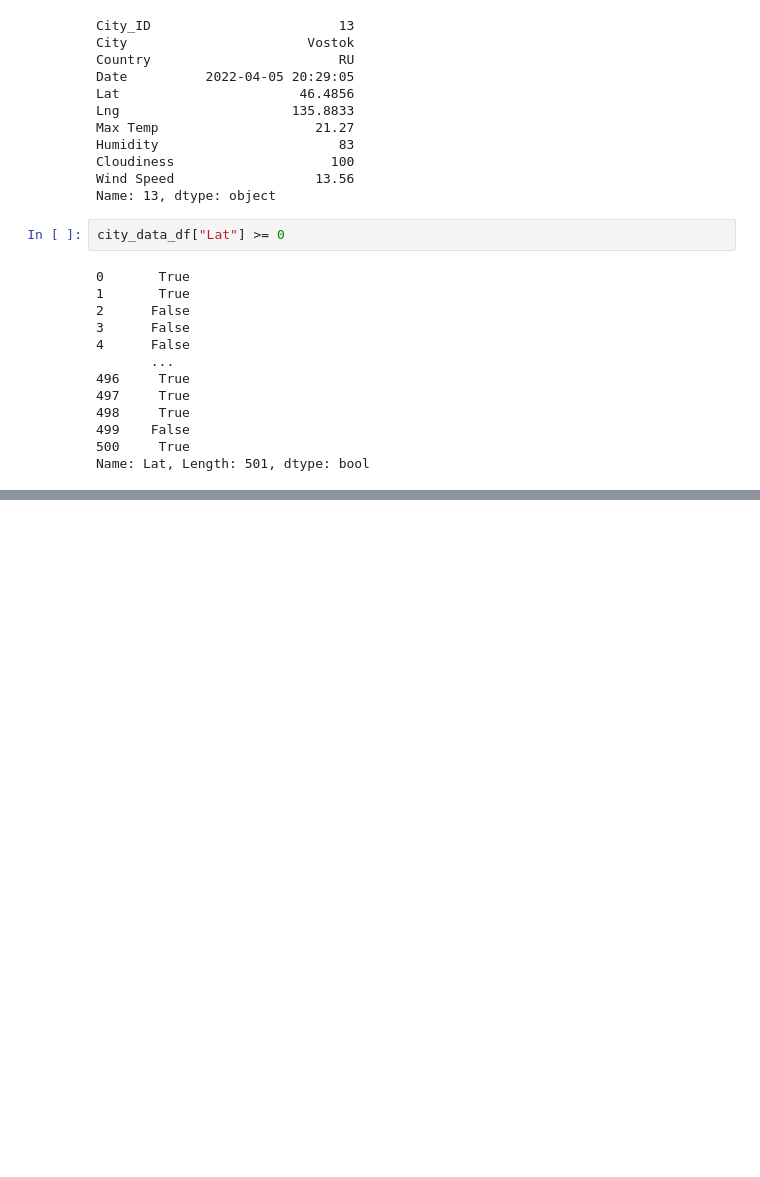
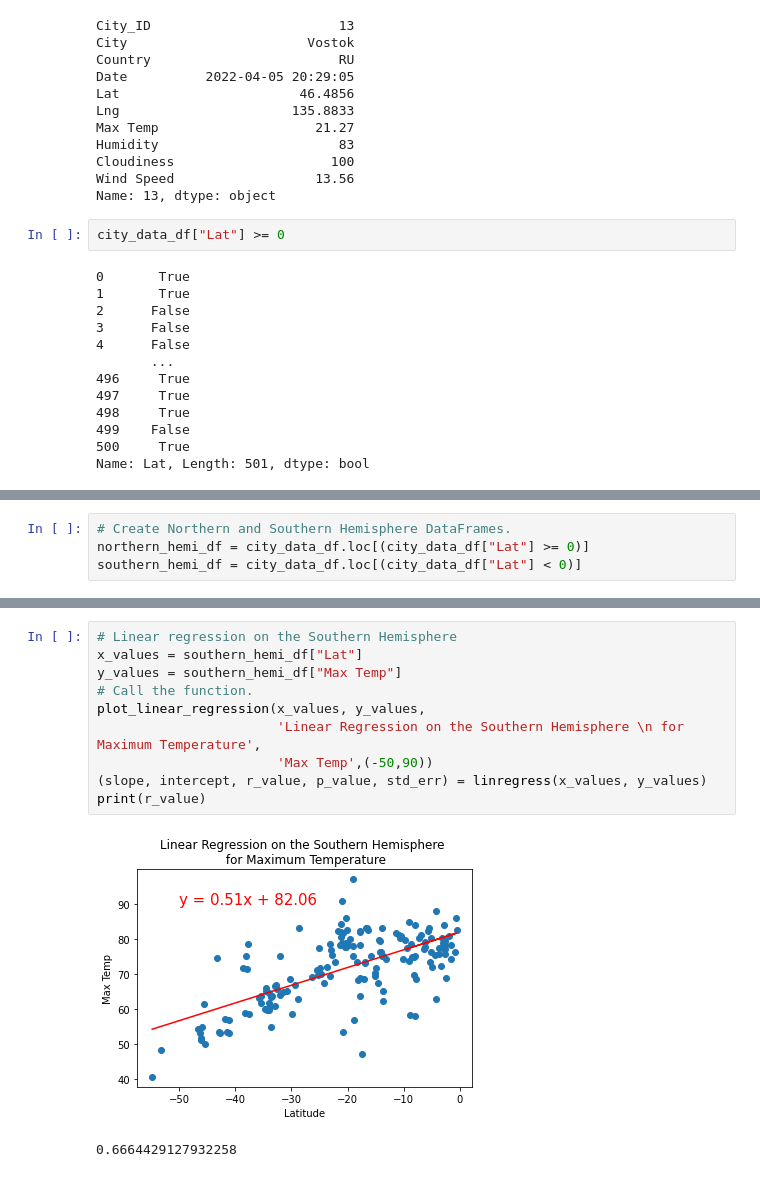
Before and after one commit to ericng921/World_Weather_Analysis, a Jupyter notebook: WeatherPy.ipynb, the cells around one changed output, grey strips where cells are left out. Cells and saved outputs as stored; diff of their text form; blank space fills up the shorter version.

```diff
--- a/WeatherPy.ipynb
+++ b/WeatherPy.ipynb
@@ -348,0 +342,4 @@ city_data_df.loc[(city_data_df["Lat"] >= 0)]
+# %%
+# Create Northern and Southern Hemisphere DataFrames.
+northern_hemi_df = city_data_df.loc[(city_data_df["Lat"] >= 0)]
+southern_hemi_df = city_data_df.loc[(city_data_df["Lat"] < 0)]
@@ -348,0 +359,13 @@ city_data_df.loc[(city_data_df["Lat"] >= 0)]
+# %%
+# Linear regression on the Southern Hemisphere
+x_values = southern_hemi_df["Lat"]
+y_values = southern_hemi_df["Max Temp"]
+# Call the function.
+plot_linear_regression(x_values, y_values,
+                       'Linear Regression on the Southern Hemisphere \n for Maximum Temperature',
+                       'Max Temp',(-50,90))
+(slope, intercept, r_value, p_value, std_err) = linregress(x_values, y_values)
+print(r_value)
+# %% [output]
+[figure, added]
+0.6664429127932258
```
Also changed, not shown: parts of 2 cells of this notebook.
